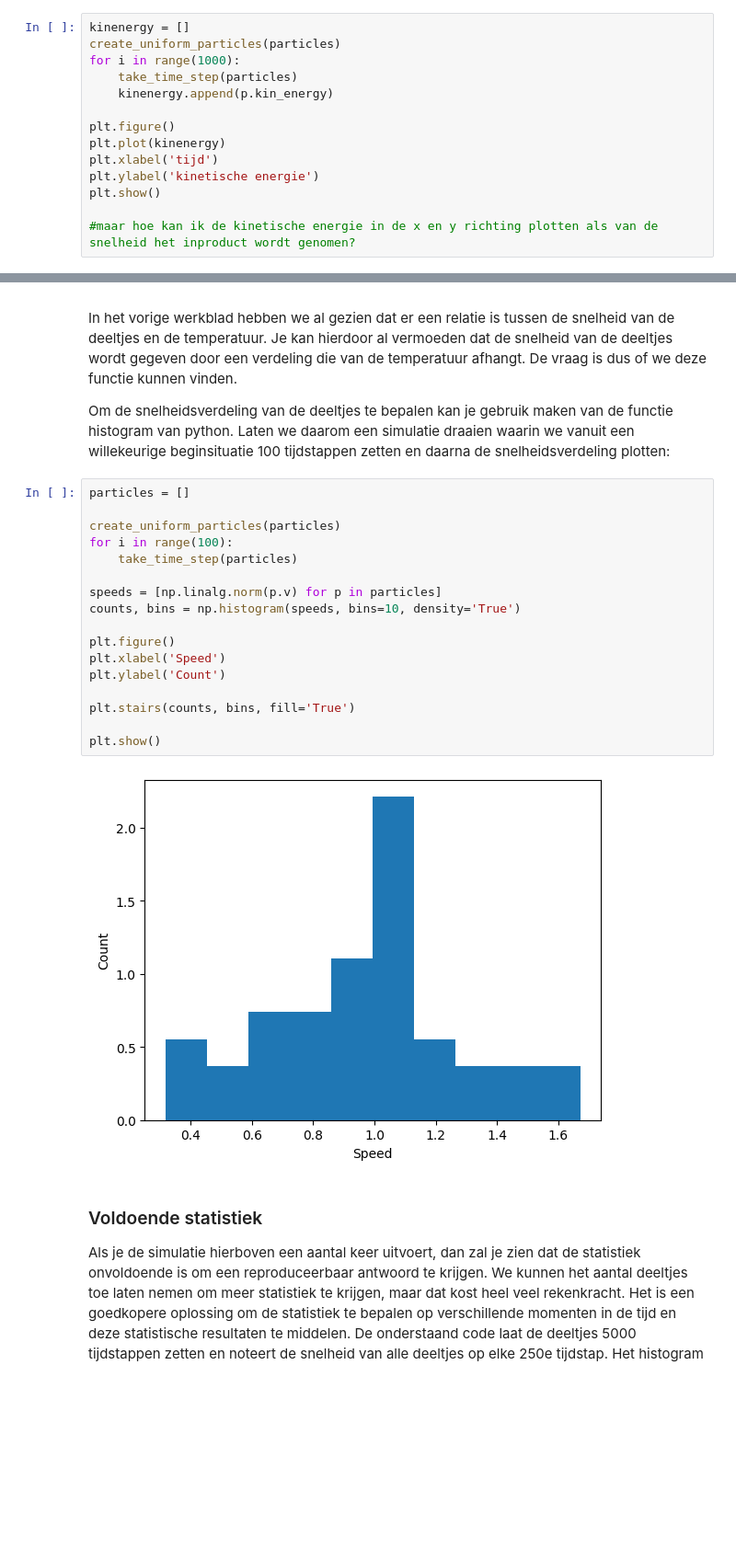
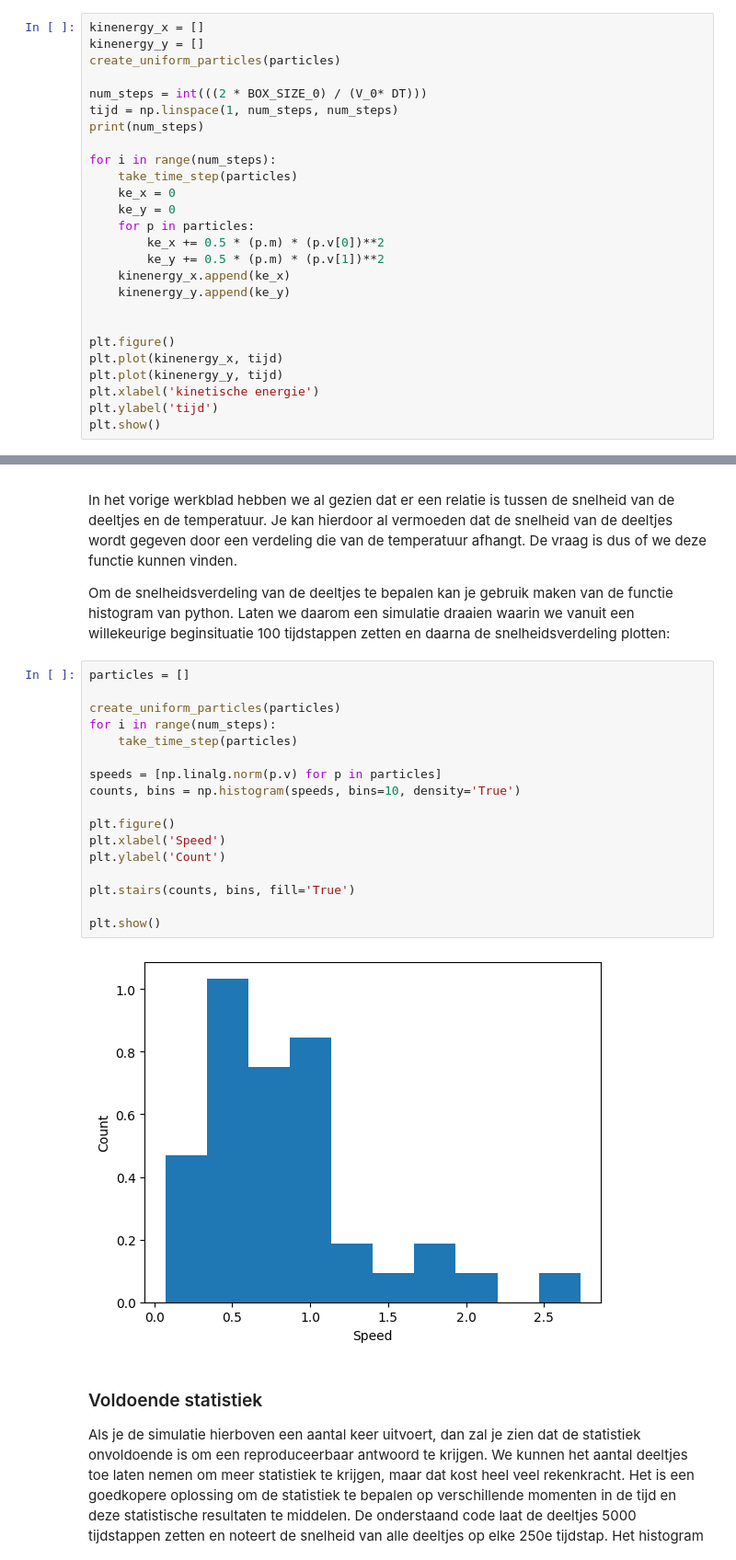
Before and after one commit to arenmeghdadi/314159265358979323846264338, a Jupyter notebook: Content/PySim/6_boltzmann.ipynb, the cells around one changed output, grey strips where cells are left out. Shown at 92% size. Cells and saved outputs as stored; diff of their text form; blank space fills up the shorter version.

````diff
--- a/Content/PySim/6_boltzmann.ipynb
+++ b/Content/PySim/6_boltzmann.ipynb
@@ -175,17 +175,29 @@ def create_uniform_particles(particles):
 Creëer `N` deeltjes met deze functie en plot hiervan de kinetische energie in de $x-$ en de $y-$richting als functie van tijd. Neem zoveel tijdstappen als dat er in principe nodig zijn om de deeltjes twee keer de lengte van het volume af te laten leggen.
 ```
 # %%
-kinenergy = []
+kinenergy_x = []
+kinenergy_y = []
 create_uniform_particles(particles)
-for i in range(1000):
+
+num_steps = int(((2 * BOX_SIZE_0) / (V_0* DT)))
+tijd = np.linspace(1, num_steps, num_steps)
+print(num_steps)
+
+for i in range(num_steps):
     take_time_step(particles)
-    kinenergy.append(p.kin_energy)
+    ke_x = 0
+    ke_y = 0
+    for p in particles:
+        ke_x += 0.5 * (p.m) * (p.v[0])**2
+        ke_y += 0.5 * (p.m) * (p.v[1])**2
+    kinenergy_x.append(ke_x)
+    kinenergy_y.append(ke_y)
+
 
 plt.figure()
-plt.plot(kinenergy)
-plt.xlabel('tijd')
-plt.ylabel('kinetische energie')
+plt.plot(kinenergy_x, tijd)
+plt.plot(kinenergy_y, tijd)
+plt.xlabel('kinetische energie')
+plt.ylabel('tijd')
 plt.show()
-
-#maar hoe kan ik de kinetische energie in de x en y richting plotten als van de snelheid het inproduct wordt genomen?
 # %% [output]
@@ -201,22 +214,22 @@ Om de snelheidsverdeling van de deeltjes te bepalen kan je gebruik maken van de
 # %%
 particles = []
 
 create_uniform_particles(particles)
-for i in range(100):
+for i in range(num_steps):
     take_time_step(particles)
 
 speeds = [np.linalg.norm(p.v) for p in particles]
 counts, bins = np.histogram(speeds, bins=10, density='True')
 
 plt.figure()
 plt.xlabel('Speed')
 plt.ylabel('Count')
 
 plt.stairs(counts, bins, fill='True')
 
 plt.show()
 # %% [output]
-[figure, old version]
+[figure, new version]
 # %% [markdown]
 ### Voldoende statistiek
 
````
Also changed, not shown: parts of 5 cells of this notebook, 2 other files.
